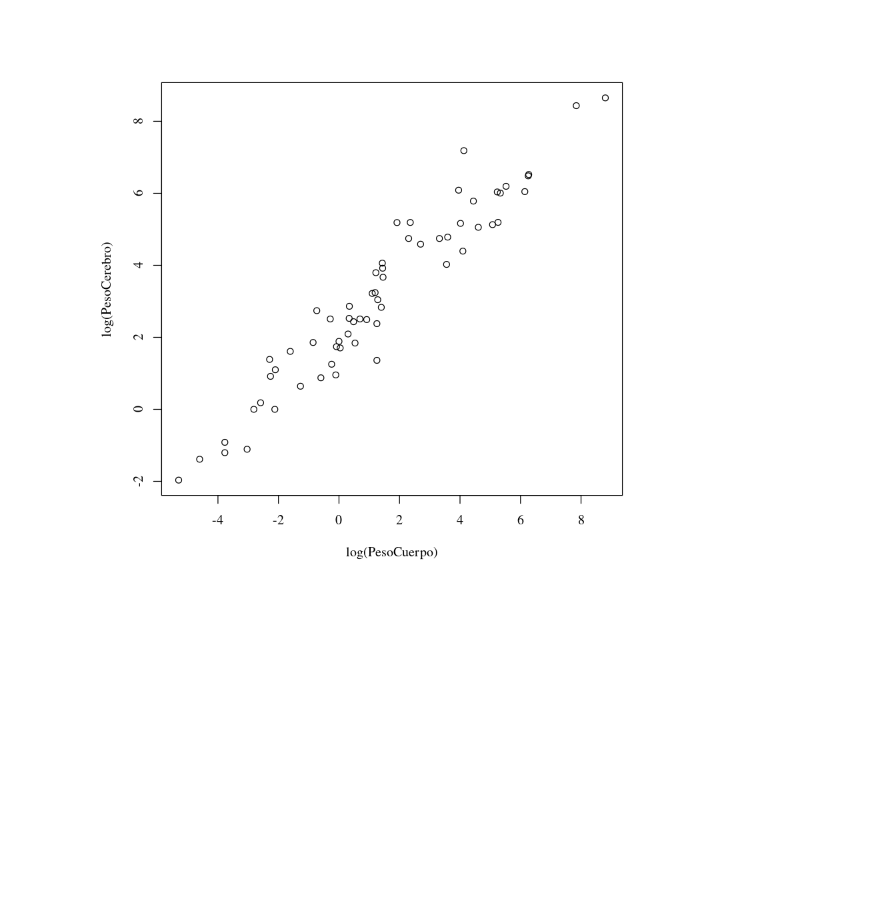
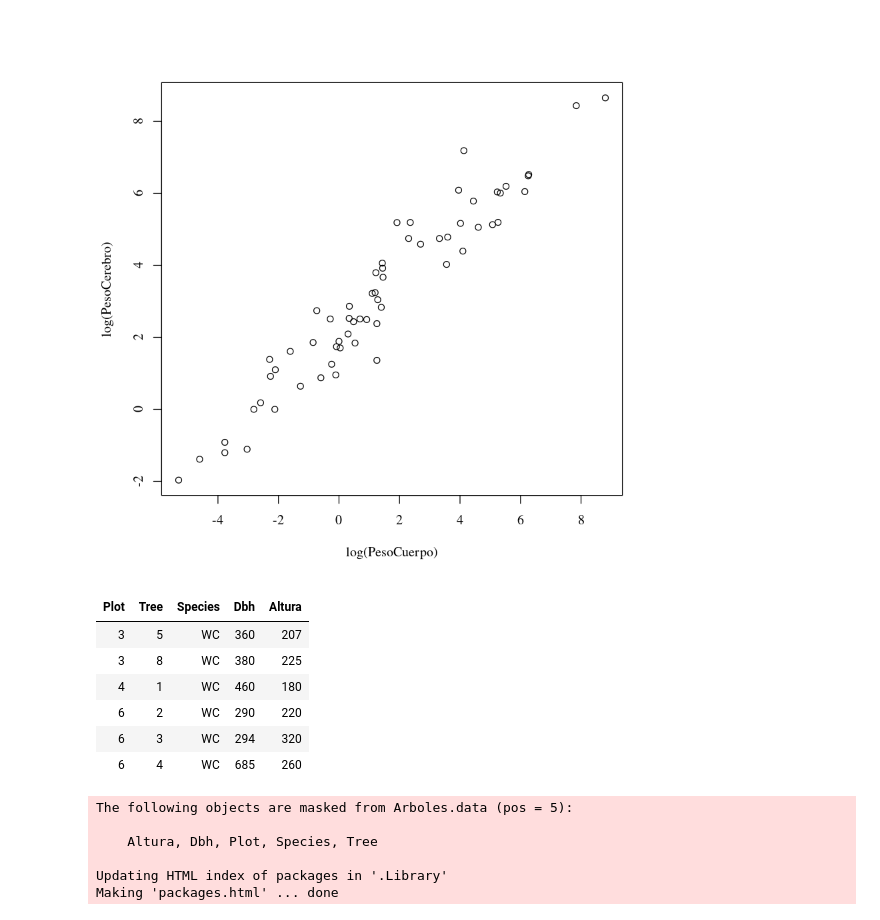
Before and after one commit to jgomezz/MsEstadAplic_MetodosEstadisticos, a Jupyter notebook: RegresionAplicada-10-Transformacion.ipynb, the cells around one changed output. Cells and saved outputs as stored; diff of their text form; code cells hidden in the pictures; blank space fills up the shorter version.

```diff
--- a/RegresionAplicada-10-Transformacion.ipynb
+++ b/RegresionAplicada-10-Transformacion.ipynb
@@ -116,3 +116,30 @@ plot(PesoCerebro ~ log(PesoCuerpo))
 plot(log(PesoCerebro) ~ log(PesoCuerpo))
 # %% [output]
 [figure]
+# %%
+##############################################
+# Transformando solo la variable predictora
+#############################################
+
+Arboles.data <- read.table(file = "http://tarwi.lamolina.edu.pe/~clopez/Regresion/Arboles.txt", header = T)
+head(Arboles.data)
+# %% [output]
+| Plot | Tree | Species | Dbh | Altura |
+| 3 | 5 | WC | 360 | 207 |
+| 3 | 8 | WC | 380 | 225 |
+| 4 | 1 | WC | 460 | 180 |
+| 6 | 2 | WC | 290 | 220 |
+| 6 | 3 | WC | 294 | 320 |
+| 6 | 4 | WC | 685 | 260 |
+# %%
+#
+attach(Arboles.data)
+install.packages("alr3")
+library(alr3)
+# %% [output]
+The following objects are masked from Arboles.data (pos = 5):
+
+    Altura, Dbh, Plot, Species, Tree
+
+Updating HTML index of packages in '.Library'
+Making 'packages.html' ... done
```
Also changed, not shown: parts of 3 cells of this notebook.
